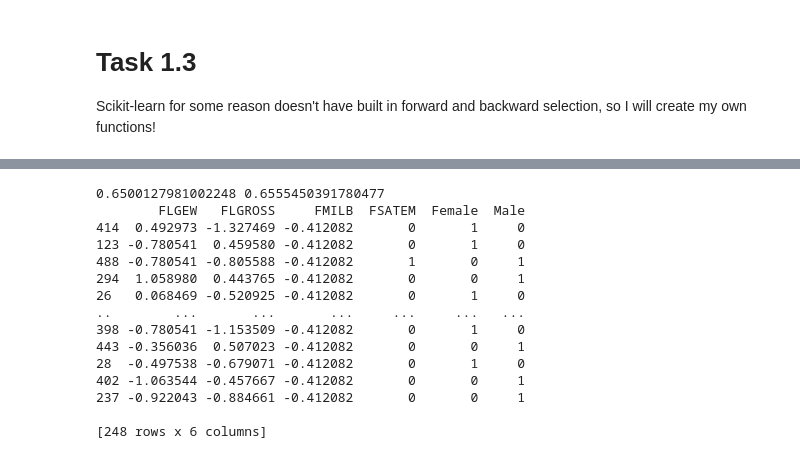
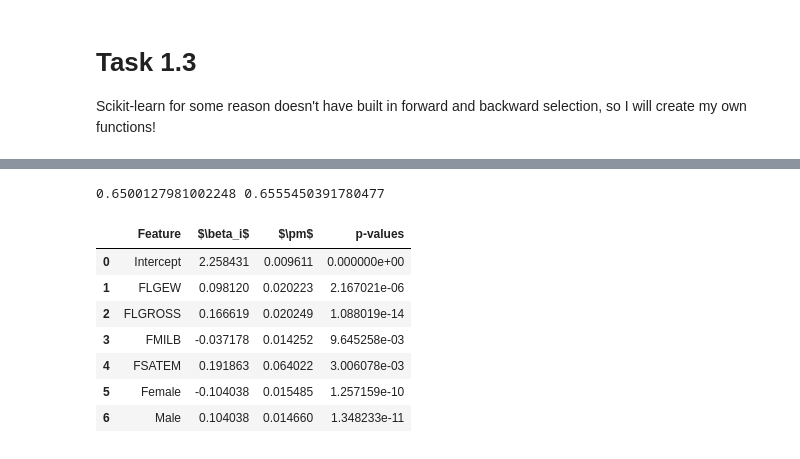
Before and after one commit to bernharl/STK-IN4300-oblig2, a Jupyter notebook: Oblig2 STK-IN Bernhard.ipynb, the cells around one changed output, grey strips where cells are left out. Drawn from its saved outputs; the diff is of its cells as text; code cells hidden in the pictures.

```diff
--- a/Oblig2 STK-IN Bernhard.ipynb
+++ b/Oblig2 STK-IN Bernhard.ipynb
@@ -188,32 +188,26 @@ def backward_elimination(regressor, X_train, y_train, max_p_limit):
 # %%
 base_regressor = skllm.LinearRegression()
 (
     regressor_reduced,
     X_reduce_train,
     result_table_reduced,
     removed_features,
 ) = backward_elimination(base_regressor, X_train, y_train, max_p_limit=1e-2)
 X_reduce_test = X_test.drop(columns=removed_features).sort_index(axis=1)
 print(
     ols_reg.score(X_test, y_test), regressor_reduced.score(X_reduce_test, y_test),
 )
-print(X_reduce_train,)
+result_table_reduced
 # %% [output]
 0.6500127981002248 0.6555450391780477
-        FLGEW   FLGROSS     FMILB  FSATEM  Female  Male
-414  0.492973 -1.327469 -0.412082       0       1     0
-123 -0.780541  0.459580 -0.412082       0       1     0
-488 -0.780541 -0.805588 -0.412082       1       0     1
-294  1.058980  0.443765 -0.412082       0       0     1
-26   0.068469 -0.520925 -0.412082       0       1     0
-..        ...       ...       ...     ...     ...   ...
-398 -0.780541 -1.153509 -0.412082       0       1     0
-443 -0.356036  0.507023 -0.412082       0       0     1
-28  -0.497538 -0.679071 -0.412082       0       1     0
-402 -1.063544 -0.457667 -0.412082       0       0     1
-237 -0.922043 -0.884661 -0.412082       0       0     1
-
-[248 rows x 6 columns]
+|  | Feature | $\beta_i$ | $\pm$ | p-values |
+| 0 | Intercept | 2.258431 | 0.009611 | 0.000000e+00 |
+| 1 | FLGEW | 0.098120 | 0.020223 | 2.167021e-06 |
+| 2 | FLGROSS | 0.166619 | 0.020249 | 1.088019e-14 |
+| 3 | FMILB | -0.037178 | 0.014252 | 9.645258e-03 |
+| 4 | FSATEM | 0.191863 | 0.064022 | 3.006078e-03 |
+| 5 | Female | -0.104038 | 0.015485 | 1.257159e-10 |
+| 6 | Male | 0.104038 | 0.014660 | 1.348233e-11 |
 [interactive output not drawn]
 # %%
 def forward_selection(regressor, X_train, y_train, max_p_limit):
```
Also changed, not shown: parts of 2 cells of this notebook.
